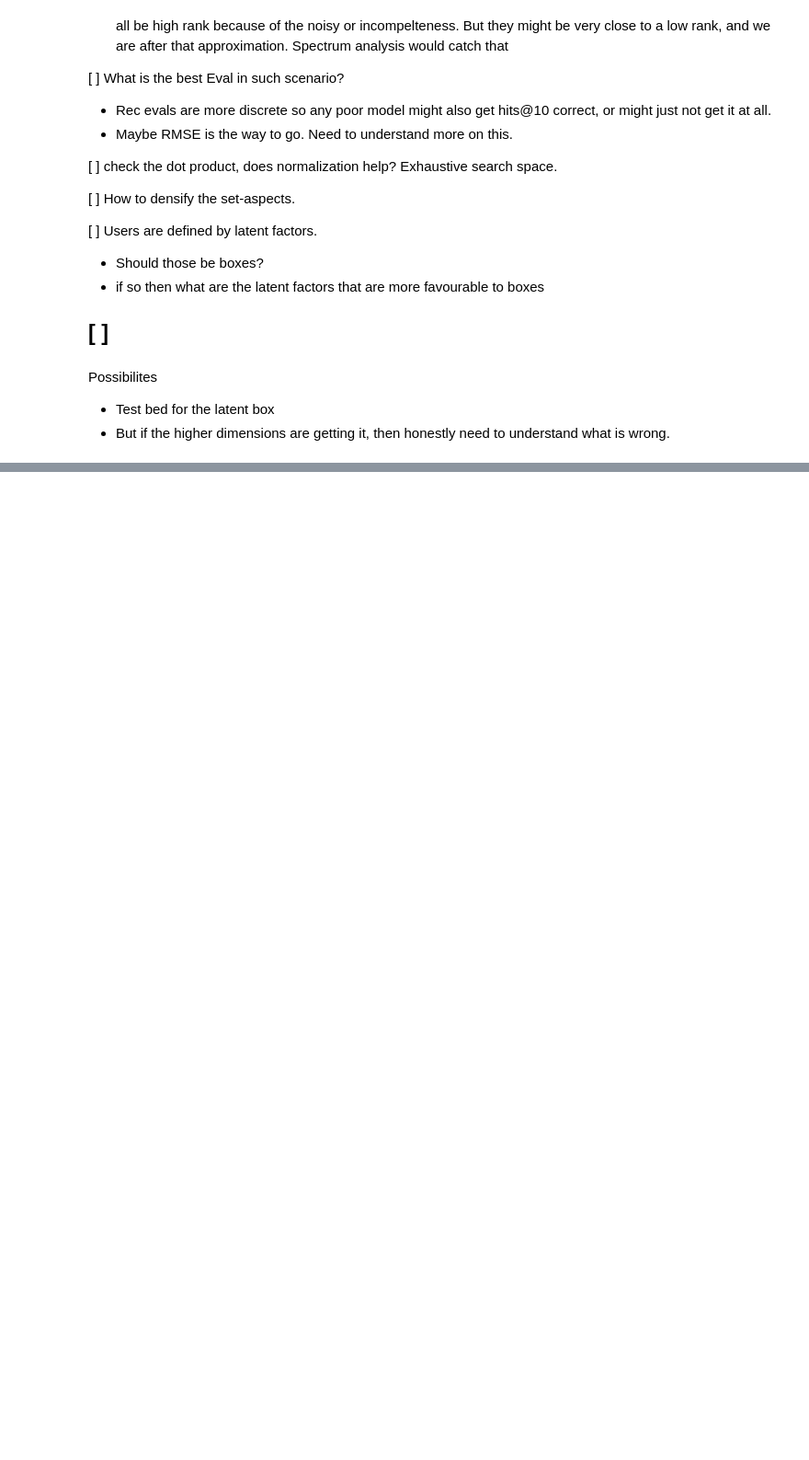
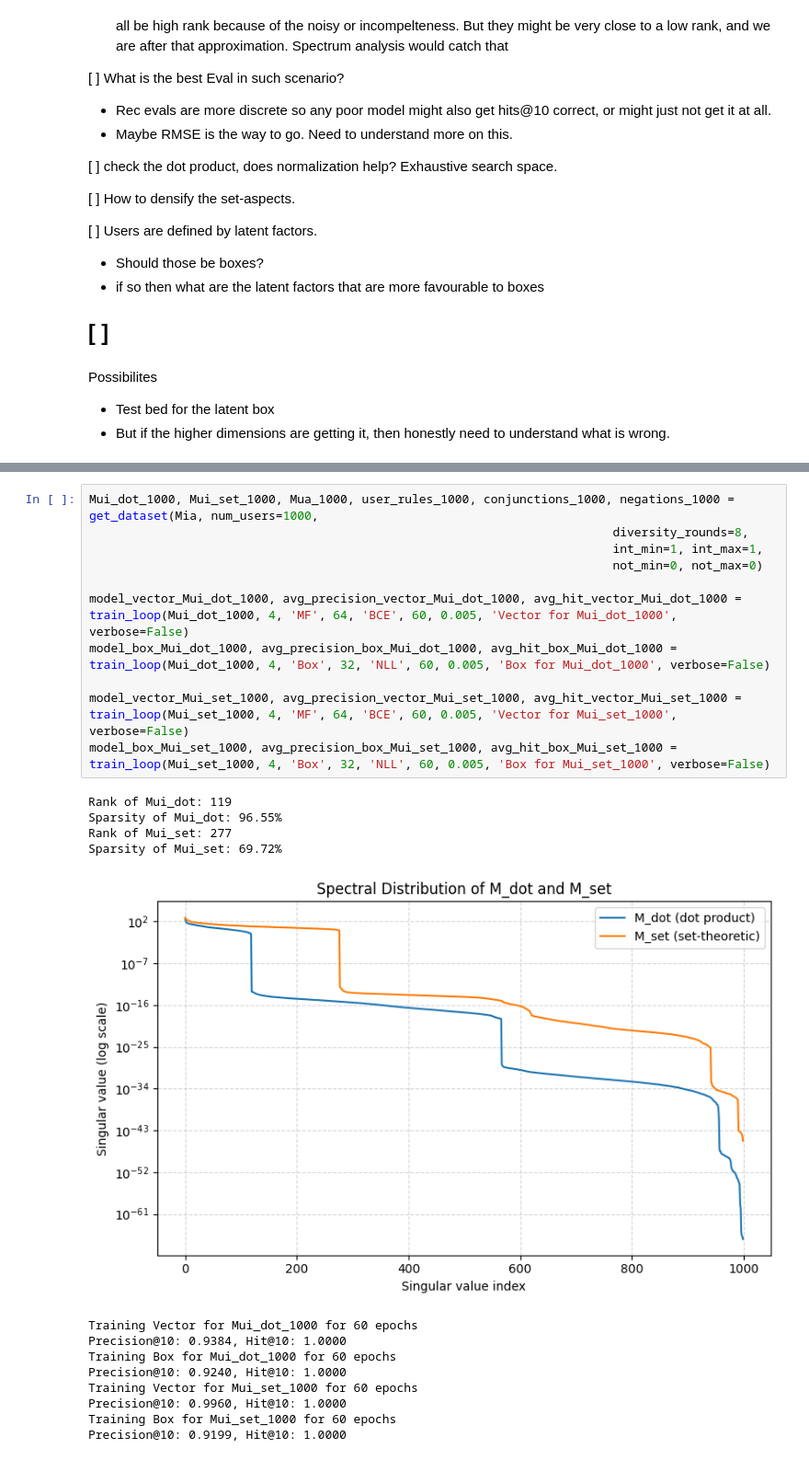
Before and after one commit to ssdasgupta/intersection-vs-dot-product-space, a Jupyter notebook: data_generation.ipynb, the cells around one changed output, grey strips where cells are left out. Shown at 92% size. Drawn from its saved outputs; the diff is of its cells as text; blank space fills up the shorter version.

```diff
--- a/data_generation.ipynb
+++ b/data_generation.ipynb
@@ -780,0 +698,25 @@ Possibilites
+# %%
+Mui_dot_1000, Mui_set_1000, Mua_1000, user_rules_1000, conjunctions_1000, negations_1000 = get_dataset(Mia, num_users=1000,
+                                                                         diversity_rounds=8,
+                                                                         int_min=1, int_max=1,
+                                                                         not_min=0, not_max=0)
+
+model_vector_Mui_dot_1000, avg_precision_vector_Mui_dot_1000, avg_hit_vector_Mui_dot_1000 = train_loop(Mui_dot_1000, 4, 'MF', 64, 'BCE', 60, 0.005, 'Vector for Mui_dot_1000', verbose=False)
+model_box_Mui_dot_1000, avg_precision_box_Mui_dot_1000, avg_hit_box_Mui_dot_1000 = train_loop(Mui_dot_1000, 4, 'Box', 32, 'NLL', 60, 0.005, 'Box for Mui_dot_1000', verbose=False)
+
+model_vector_Mui_set_1000, avg_precision_vector_Mui_set_1000, avg_hit_vector_Mui_set_1000 = train_loop(Mui_set_1000, 4, 'MF', 64, 'BCE', 60, 0.005, 'Vector for Mui_set_1000', verbose=False)
+model_box_Mui_set_1000, avg_precision_box_Mui_set_1000, avg_hit_box_Mui_set_1000 = train_loop(Mui_set_1000, 4, 'Box', 32, 'NLL', 60, 0.005, 'Box for Mui_set_1000', verbose=False)
+# %% [output]
+Rank of Mui_dot: 119
+Sparsity of Mui_dot: 96.55%
+Rank of Mui_set: 277
+Sparsity of Mui_set: 69.72%
+[figure, added]
+Training Vector for Mui_dot_1000 for 60 epochs
+Precision@10: 0.9384, Hit@10: 1.0000
+Training Box for Mui_dot_1000 for 60 epochs
+Precision@10: 0.9240, Hit@10: 1.0000
+Training Vector for Mui_set_1000 for 60 epochs
+Precision@10: 0.9960, Hit@10: 1.0000
+Training Box for Mui_set_1000 for 60 epochs
+Precision@10: 0.9199, Hit@10: 1.0000
```
Also changed, not shown: parts of 28 cells of this notebook.
